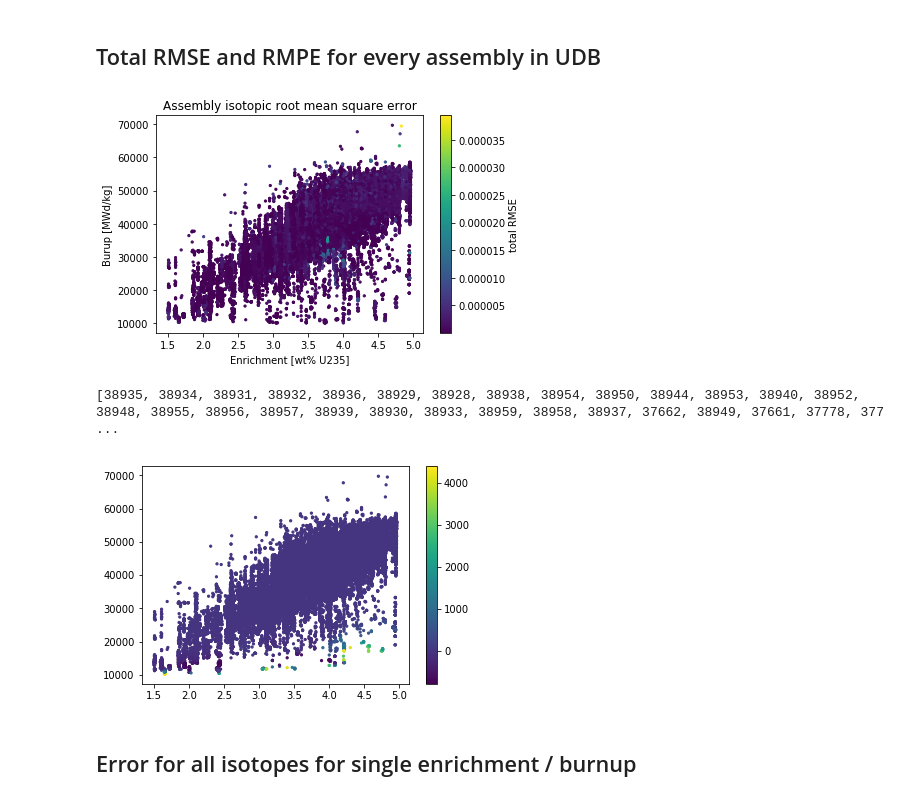
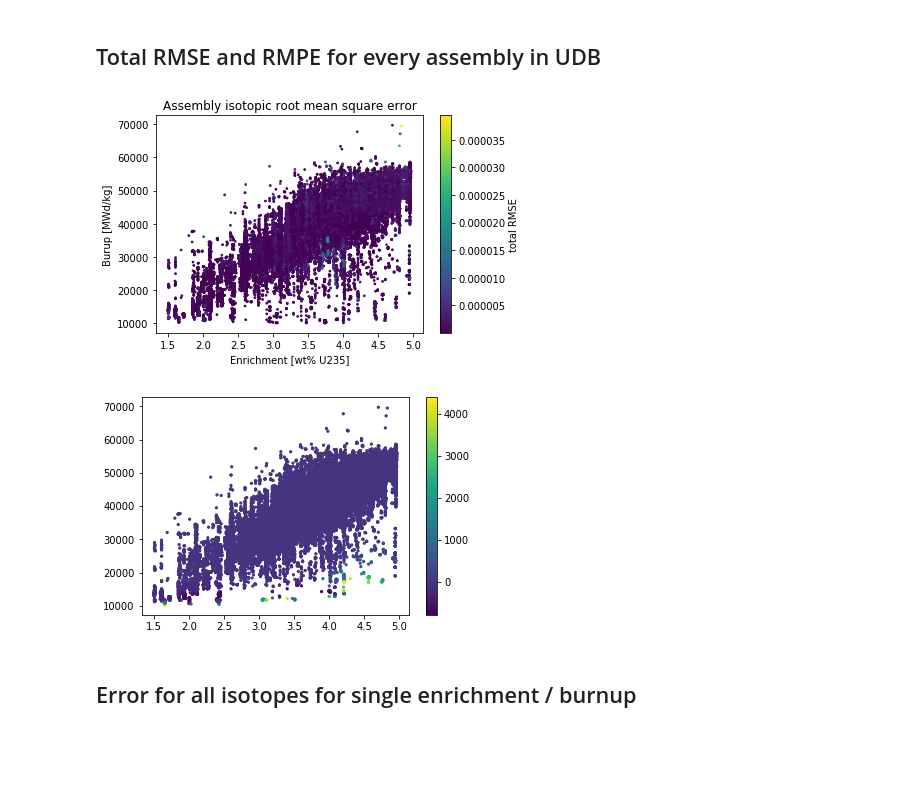
Before and after one commit to jbae11/depletion_rom, a Jupyter notebook: udb_compare.ipynb, the cells around one changed output. Saved outputs shown, nothing was run; the diff lists cells and outputs as text; code cells hidden in the pictures; blank space fills up the shorter version.

Commit message:
new images

```diff
--- a/udb_compare.ipynb
+++ b/udb_compare.ipynb
@@ -129,6 +125,6 @@ iso_list
  'u-233',
  'other']
 # %%
-model_dict = pickle.load(open('./script/ann_model.pkl', 'rb'))
-model_dict
+file = open('./script/ann_model.pkl', 'rb')
+model_dict = pickle.load(file)
 # %% [output]
@@ -294,28 +274,26 @@ for key, val in lump_dict.items():
 # %% [markdown]
 ## Total RMSE and RMPE for every assembly in UDB
 # %%
-plt.scatter(for_plot['init_enr'], for_plot['bu'], c=for_plot['rmse'], s=5)
+plt.scatter(for_plot['init_enr'], for_plot['bu'], c=for_plot['rmse'], s=3)
 cbar = plt.colorbar()
 cbar.set_label('total RMSE')
 plt.xlabel('Enrichment [wt% U235]')
 plt.ylabel('Burup [MWd/kg]')
 plt.title('Assembly isotopic root mean square error')
 plt.savefig('./images/assem_act.png', format='png')
 plt.show()
 # %% [output]
-[figure, old version]
+[figure, new version]
 # %%
 kill_indx = sorted(range(len(for_plot['rmpe'])), key=lambda i: for_plot['rmpe'][i])[:200]
 kill_indx += sorted(range(len(for_plot['rmpe'])), key=lambda i: for_plot['rmpe'][i])[-200:]
 new_list = [i for indx, i in enumerate(for_plot['rmpe']) if indx not in kill_indx]
 x = [i for indx, i in enumerate(for_plot['init_enr']) if indx not in kill_indx]
 y = [i for indx, i in enumerate(for_plot['bu']) if indx not in kill_indx]
-print(kill_indx)
 plt.scatter(x, y, c=new_list, s=5)
 plt.colorbar()
 plt.show()
 # %% [output]
-[38935, 38934, 38931, 38932, 38936, 38929, 38928, 38938, 38954, 38950, 38944, 38953, 38940, 38952, 38948, 38955, 38956, 38957, 38939, 38930, 38933, 38959, 38958, 38937, 37662, 38949, 37661, 37778, 377 ...
 [figure]
 # %% [markdown]
 ## Error for all isotopes for single enrichment / burnup
```
Also changed, not shown: parts of 27 cells of this notebook, 25 other files.
